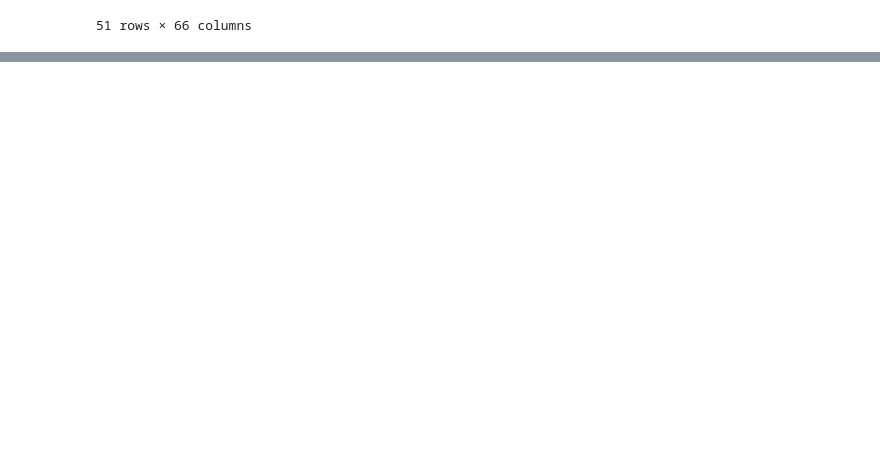
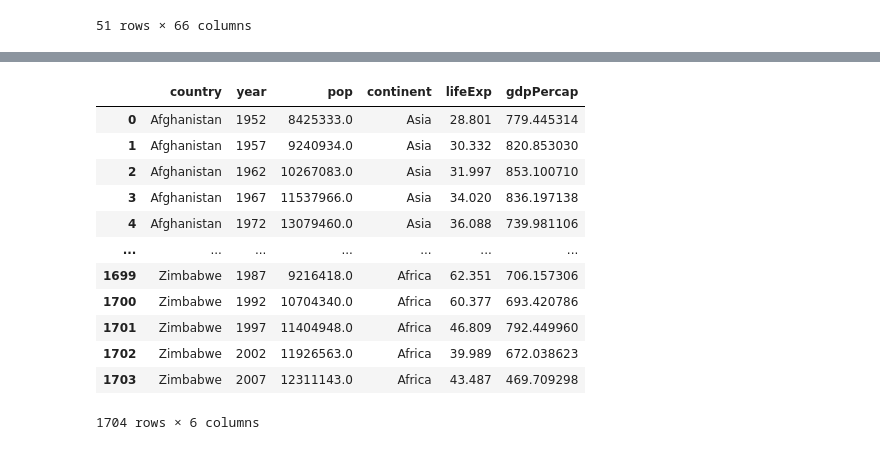
Before and after one commit to olavopoletti/Patents_by_Country, a Jupyter notebook: patents.ipynb, the cells around one changed output, grey strips where cells are left out. Saved outputs shown, nothing was run; the diff lists cells and outputs as text; code cells hidden in the pictures; blank space fills up the shorter version.

```diff
--- a/patents.ipynb
+++ b/patents.ipynb
@@ -148,0 +340,18 @@ df_pop = df_pop.dropna()
+# %%
+url = "https://raw.githubusercontent.com/plotly/datasets/master/gapminderDataFiveYear.csv"
+dataset = pd.read_csv(url)
+dataset
+# %% [output]
+|  | country | year | pop | continent | lifeExp | gdpPercap |
+| 0 | Afghanistan | 1952 | 8425333.0 | Asia | 28.801 | 779.445314 |
+| 1 | Afghanistan | 1957 | 9240934.0 | Asia | 30.332 | 820.853030 |
+| 2 | Afghanistan | 1962 | 10267083.0 | Asia | 31.997 | 853.100710 |
+| 3 | Afghanistan | 1967 | 11537966.0 | Asia | 34.020 | 836.197138 |
+| 4 | Afghanistan | 1972 | 13079460.0 | Asia | 36.088 | 739.981106 |
+| ... | ... | ... | ... | ... | ... | ... |
+| 1699 | Zimbabwe | 1987 | 9216418.0 | Africa | 62.351 | 706.157306 |
+| 1700 | Zimbabwe | 1992 | 10704340.0 | Africa | 60.377 | 693.420786 |
+| 1701 | Zimbabwe | 1997 | 11404948.0 | Africa | 46.809 | 792.449960 |
+| 1702 | Zimbabwe | 2002 | 11926563.0 | Africa | 39.989 | 672.038623 |
+| 1703 | Zimbabwe | 2007 | 12311143.0 | Africa | 43.487 | 469.709298 |
+1704 rows × 6 columns
```
Also changed, not shown: parts of 20 cells of this notebook, 1 other file.
